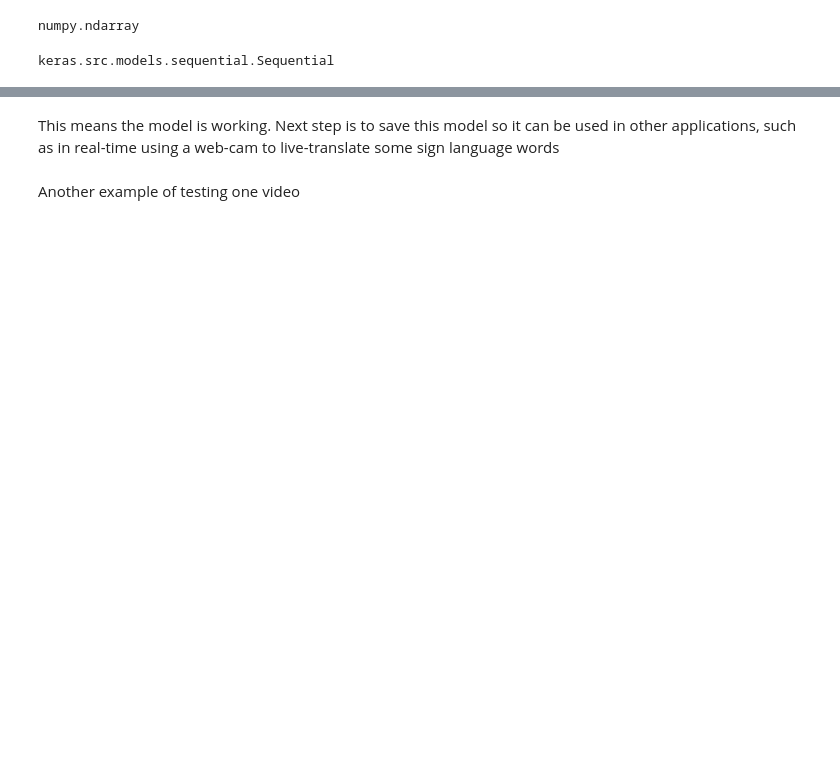
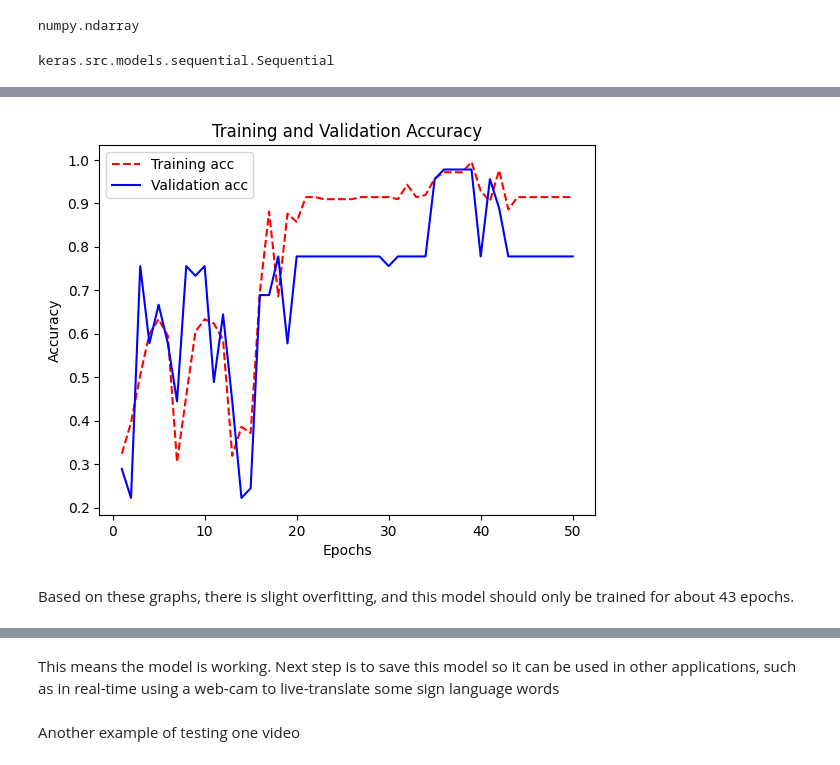
Before and after one commit to hosman-1/ece5831-2024-final-project, a Jupyter notebook: training_asl.ipynb, the cells around one changed output, grey strips where cells are left out. Cells and saved outputs as stored; diff of their text form; code cells hidden in the pictures; blank space fills up the shorter version.

```diff
--- a/training_asl.ipynb
+++ b/training_asl.ipynb
@@ -203,3 +250,18 @@ Epoch 50/50
+# %%
+plt.clf()
+acc = history_dict["accuracy"]
+val_acc = history_dict["val_accuracy"]
+plt.plot(epochs, acc, "r--", label="Training acc")
+plt.plot(epochs, val_acc, "b", label="Validation acc")
+plt.title("Training and Validation Accuracy")
+plt.xlabel("Epochs")
+plt.ylabel("Accuracy")
+plt.legend()
+plt.show()
+# %% [output]
+[figure, added]
+# %% [markdown]
+Based on these graphs, there is slight overfitting, and this model should only be trained for about 43 epochs.
 # %%
 model.evaluate(x_test, to_categorical(y_test))
 # %% [output]
```
Also changed, not shown: parts of 35 cells of this notebook, 7 other files.
